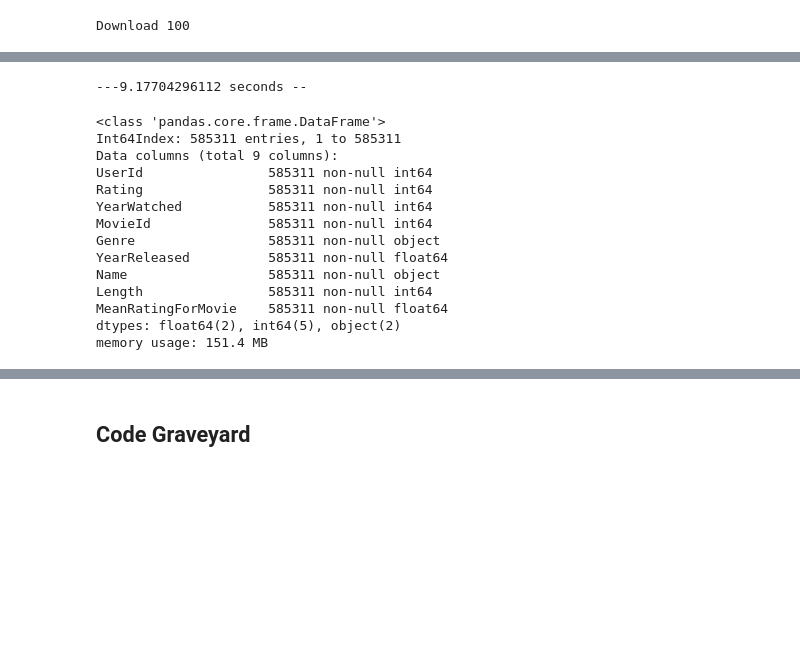
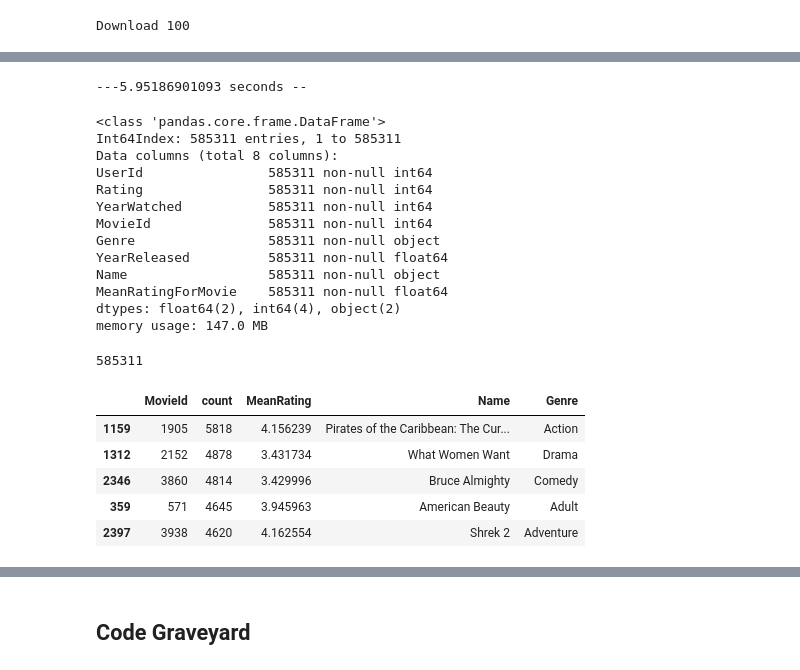
Before and after one commit to ShriPunta/Netflix-Graph-Dataset-Project, a Jupyter notebook: ExtractingInsights.ipynb, the cells around one changed output, grey strips where cells are left out. Saved outputs shown, nothing was run; the diff lists cells and outputs as text; code cells hidden in the pictures; blank space fills up the shorter version.

```diff
--- a/ExtractingInsights.ipynb
+++ b/ExtractingInsights.ipynb
@@ -117,6 +108,7 @@ start_time = time.time()
 processed_file_df = pd.DataFrame([sub.split(",") for sub in data_file_list],columns = ["UserId","Rating", "YearWatched", "MovieId", "Genre", "YearReleased", "Name", "Length", "MeanRatingForMovie"])
 
 processed_file_df.drop([0],inplace=True)
+processed_file_df.drop('Length', axis=1, inplace=True)
 
 #Need memory optimization, convert the object type to numeric
 processed_file_df['UserId'] = pd.to_numeric(processed_file_df['UserId'],errors='ignore')
@@ -133,21 +125,20 @@ processed_file_df['YearWatched'] = pd.to_numeric(processed_file_df['YearWatched'
 #Need memory optimization, convert the object type to numeric
 processed_file_df['YearReleased'] = pd.to_numeric(processed_file_df['YearReleased'],errors='ignore')
 
-#Need memory optimization, convert the object type to numeric
-processed_file_df['Length'] = pd.to_numeric(processed_file_df['Length'],errors='ignore')
 
 #Need memory optimization, convert the object type to numeric
 processed_file_df['MeanRatingForMovie'] = pd.to_numeric(processed_file_df['MeanRatingForMovie'],errors='ignore')
 
 print("---%s seconds --"%(time.time() - start_time))
 # %% [output]
----9.17704296112 seconds --
+---5.95186901093 seconds --
 # %%
 processed_file_df.info(memory_usage='deep')
+len(processed_file_df)
 # %% [output]
 <class 'pandas.core.frame.DataFrame'>
 Int64Index: 585311 entries, 1 to 585311
-Data columns (total 9 columns):
+Data columns (total 8 columns):
 UserId                585311 non-null int64
 Rating                585311 non-null int64
 YearWatched           585311 non-null int64
@@ -155,7 +146,7 @@ MovieId               585311 non-null int64
 Genre                 585311 non-null object
 YearReleased          585311 non-null float64
 Name                  585311 non-null object
-Length                585311 non-null int64
 MeanRatingForMovie    585311 non-null float64
-dtypes: float64(2), int64(5), object(2)
-memory usage: 151.4 MB
+dtypes: float64(2), int64(4), object(2)
+memory usage: 147.0 MB
+585311
@@ -164,0 +153,4 @@ infor_df['MeanRating'] = processed_file_df.groupby( [ "MovieId"])['Rating'].mean
+# %%
+movie_name_map = dict()
+for index, row in processed_file_df.iterrows():
+  movie_name_map[int(row['MovieId'])] = row['Name'] + '|' + row['Genre']
@@ -164,0 +159,21 @@ infor_df['MeanRating'] = processed_file_df.groupby( [ "MovieId"])['Rating'].mean
+# %%
+movieCount_df = pd.DataFrame({'count' : processed_file_df.groupby( [ "MovieId"] ).size()})
+movieCount_df['MeanRating'] = processed_file_df.groupby( [ "MovieId"])['Rating'].mean()
+movieCount_df.reset_index(inplace=True)
+
+#Need memory optimization, convert the object type to numeric
+movieCount_df['MovieId'] = pd.to_numeric(movieCount_df['MovieId'],errors='ignore')
+
+movieCount_df['Name'] = movieCount_df['MovieId'].map(movie_name_map)
+
+movieCount_df['Name'], movieCount_df['Genre'] = movieCount_df['Name'].str.split('|', 1).str
+movieCount_df = movieCount_df.round(decimals=2)
+movieCounthead= movieCount_df.sort_values(by='count',ascending=False).head()
+movieCounthead
+# %% [output]
+|  | MovieId | count | MeanRating | Name | Genre |
+| 1159 | 1905 | 5818 | 4.156239 | Pirates of the Caribbean: The Cur... | Action |
+| 1312 | 2152 | 4878 | 3.431734 | What Women Want | Drama |
+| 2346 | 3860 | 4814 | 3.429996 | Bruce Almighty | Comedy |
+| 359 | 571 | 4645 | 3.945963 | American Beauty | Adult |
+| 2397 | 3938 | 4620 | 4.162554 | Shrek 2 | Adventure |
```
Also changed, not shown: parts of 14 cells of this notebook.
